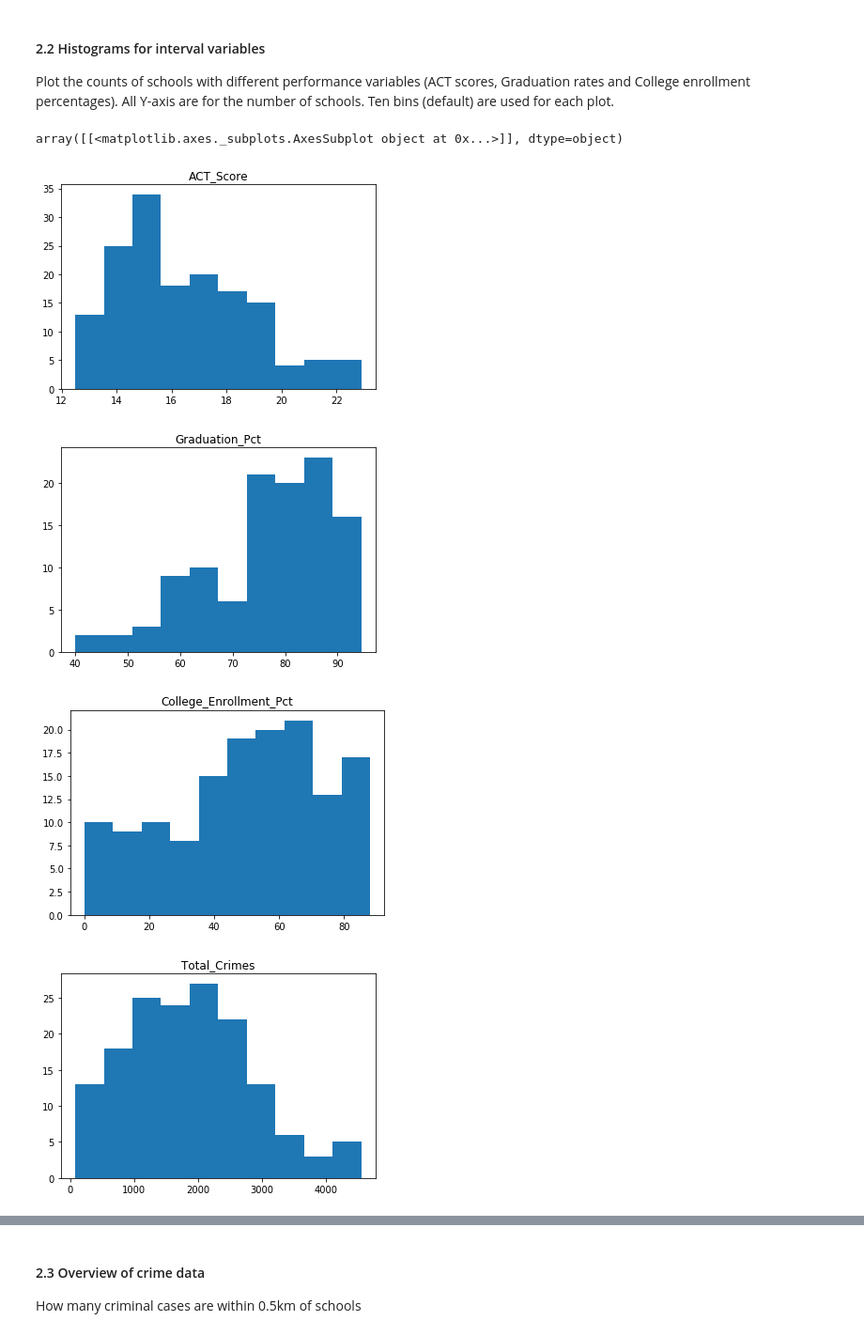
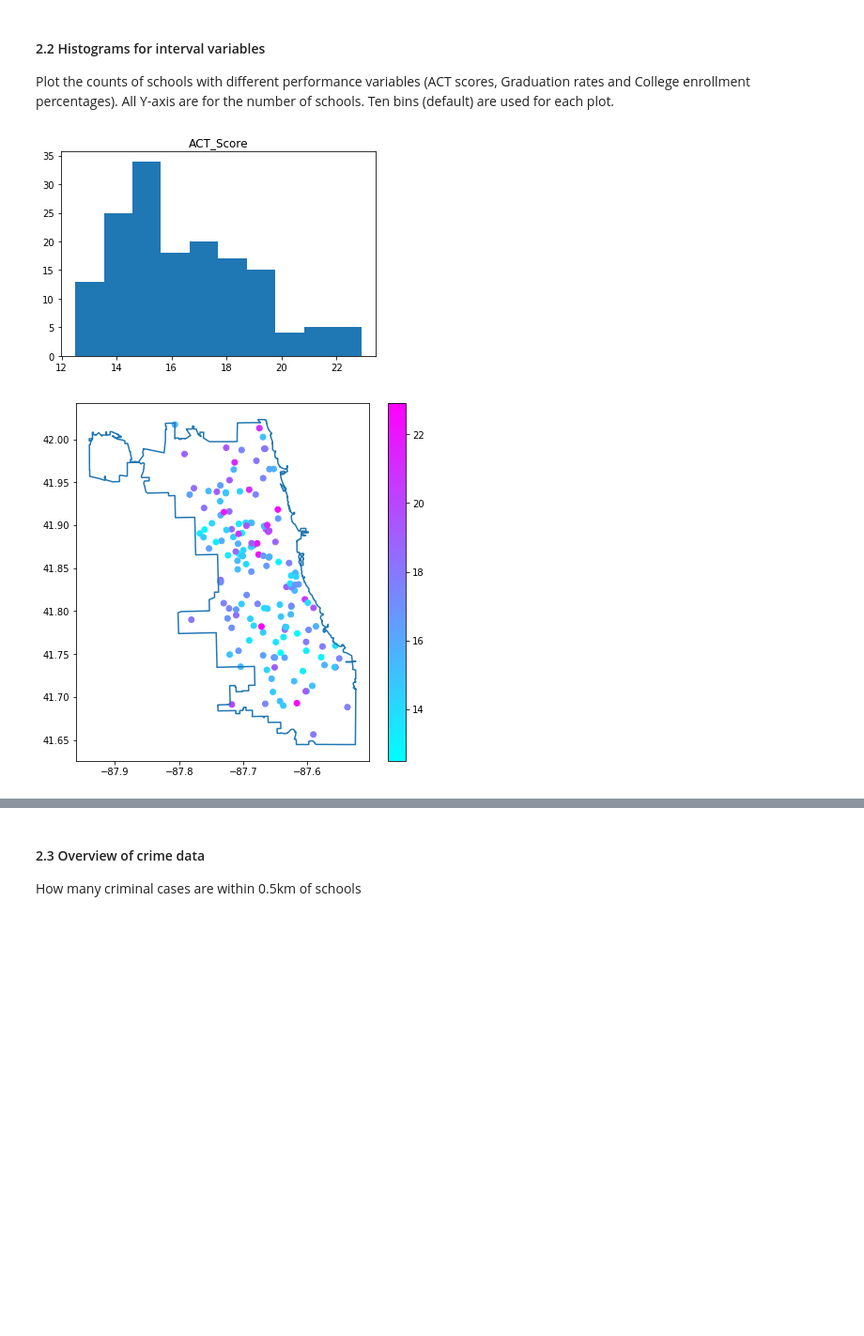
Before and after one commit to yuewending/PPHA30550_Final_Project, a Jupyter notebook: data_analyze.ipynb, the cells around one changed output, grey strips where cells are left out. Shown at 94% size. Saved outputs shown, nothing was run; the diff lists cells and outputs as text; code cells hidden in the pictures; blank space fills up the shorter version.

```diff
--- a/data_analyze.ipynb
+++ b/data_analyze.ipynb
@@ -73,14 +86,14 @@ ax.set(xlabel="Safety Level", ylabel="Count")
 #### 2.2 Histograms for interval variables
 
 Plot the counts of schools with different performance variables (ACT scores, Graduation rates and College enrollment percentages). All Y-axis are for the number of schools. Ten bins (default) are used for each plot.
-# %%
-data.hist(column='ACT_Score', grid=False)
-data.hist(column='Graduation_Pct', grid=False)
-data.hist(column='College_Enrollment_Pct', grid=False)
-data.hist(column='Total_Crimes', grid=False)
-# %% [output]
-array([[<matplotlib.axes._subplots.AxesSubplot object at 0x...>]], dtype=object)
-[figure, removed]
-[figure, removed]
-[figure, removed]
-[figure, removed]
+# %%
+data.hist(column='ACT_Score', grid=False)
+
+plt.figure(figsize=(7,7))
+plt.plot('Longitude', 'Latitude', data=chicago.loc[0:11350])
+plt.scatter(data.School_Longitude, data.School_Latitude, c=data.ACT_Score, cmap=plt.cm.get_cmap('cool'))
+plt.colorbar()
+plt.show()
+# %% [output]
+[figure, added]
+[figure, added]
```
Also changed, not shown: parts of 7 cells of this notebook, 25 other files.
